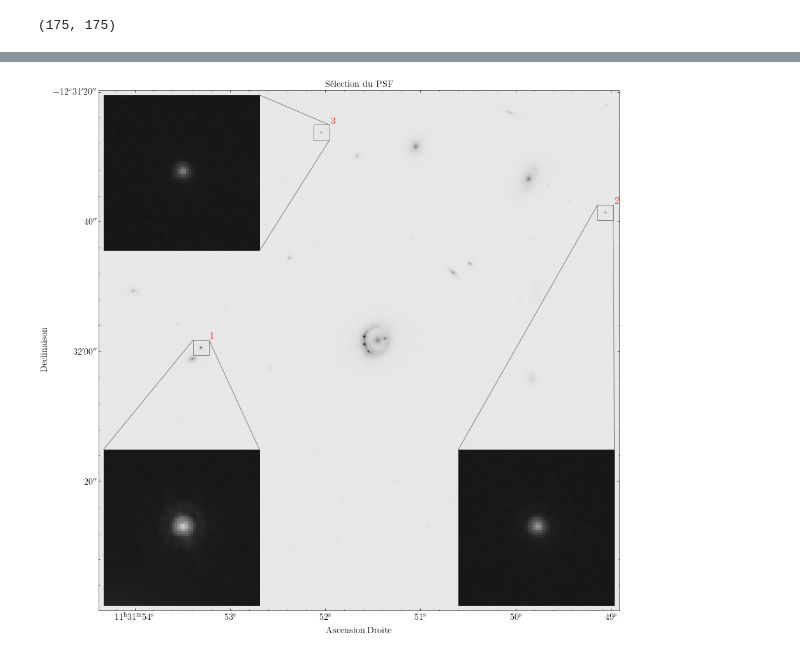
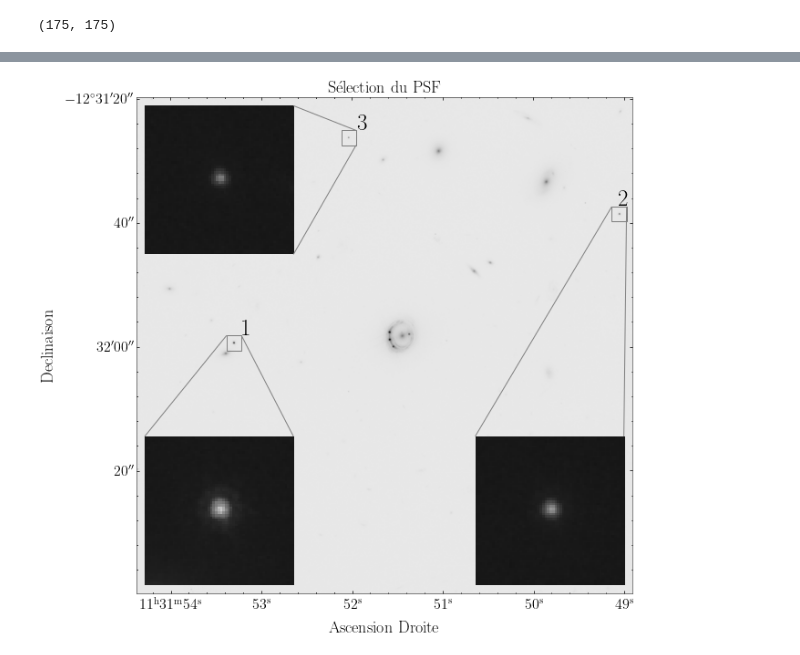
Before and after one commit to AlexandreAdam/rxj1131, a Jupyter notebook: notebooks/image_playground.ipynb, the cells around one changed output, grey strips where cells are left out. Drawn from its saved outputs; the diff is of its cells as text; code cells hidden in the pictures.

```diff
--- a/notebooks/image_playground.ipynb
+++ b/notebooks/image_playground.ipynb
@@ -20,14 +20,15 @@ from mpl_toolkits.axes_grid1.inset_locator import mark_inset
 import matplotlib.pylab as pylab
 import astropy.units as u
 
-params = {'legend.fontsize': 'x-large',
-#           'figure.figsize': (10, 10),
-         'axes.labelsize': 'x-large',
-         'axes.titlesize':'x-large',
-         'xtick.labelsize':'x-large',
-         'ytick.labelsize':'x-large'}
+plt.style.use("science")
+
+params = {'legend.fontsize': 18,
+          'figure.figsize': (10, 10),
+         'axes.labelsize': 18,
+         'axes.titlesize': 18,
+         'xtick.labelsize': 16,
+         'ytick.labelsize':16}
 pylab.rcParams.update(params)
-plt.style.use("science")
 
 # from reproject import reproject_interp
 
@@ -173,6 +212,6 @@ No.    Name      Ver    Type      Cards   Dimensions   Format
   0  PRIMARY       1 PrimaryHDU     863   ()
   1  SCI           1 ImageHDU        82   (7600, 6800)   float32
 # %%
-im2 = data2["SCI"].data
-data2["SCI"].header
+im2 = data2["SCI"].data * data2["PRIMARY"].header["EXPTIME"]
+data[0].header["EXPTIME"]
 # %% [output]
@@ -456,10 +540,10 @@ psf3 /= psf3.sum() # normalize
 # %%
-fig = plt.figure(figsize=(15, 15))
+fig = plt.figure(figsize=(10, 10))
 plt.subplot(projection=psf_cutout.wcs)
 plt.imshow(psf_cutout.data, norm=ImageNormalize(stretch=LogStretch()), cmap="gray_r")
-plt.annotate("1", positions[candidate1] + 35, color="red", fontsize=15)
-plt.annotate("   2", positions[candidate2] + 35, color="red", fontsize=15)
-plt.annotate("    3", positions[candidate3] + 35, color="red", fontsize=15)
+plt.annotate("1", positions[candidate1] + 35, color="k", fontsize=25)
+plt.annotate("2", positions[candidate2] + np.array([0, 35]), color="k", fontsize=25)
+plt.annotate("    3", positions[candidate3] + 35, color="k", fontsize=25)
 ax = plt.gca()
 
 ax = plt.gca()
@@ -480,32 +564,32 @@ mark_inset(ax, axins, loc1=1, loc2=2, fc="none", ec="0.5");
 
 axins2 = zoomed_inset_axes(ax, 10, loc=4) # zoom = 6
 axins2.imshow(psf_cutout.data, interpolation="nearest", extent=extent,
              origin="lower", cmap="gray", norm=ImageNormalize(stretch=LogStretch()))
 axins2.axis("off")
 x1 = positions[candidate2][0] - 30
 x2 = positions[candidate2][0] + 30
 y1 = positions[candidate2][1] - 30
 y2 = positions[candidate2][1] + 30
 axins2.set_xlim(x1, x2)
 axins2.set_ylim(y1, y2)
 mark_inset(ax, axins2, loc1=1, loc2=2, fc="none", ec="0.5");
 
 axins3 = zoomed_inset_axes(ax, 10, loc=2) # zoom = 6
 axins3.imshow(psf_cutout.data, interpolation="nearest", extent=extent,
              origin="lower", cmap="gray", norm=ImageNormalize(stretch=LogStretch()))
 axins3.axis("off")
 x1 = positions[candidate3][0] - 30
 x2 = positions[candidate3][0] + 30
 y1 = positions[candidate3][1] - 30
 y2 = positions[candidate3][1] + 30
 axins3.set_xlim(x1, x2)
 axins3.set_ylim(y1, y2)
 mark_inset(ax, axins3, loc1=1, loc2=4, fc="none", ec="0.5");
 
 ax.set_xlabel('Ascension Droite')
 ax.set_ylabel('Declinaison')
 ax.set_title("Sélection du PSF")
 # fig.suptitle("Sélection du PSF")
-plt.savefig("../latex/beamer_lens/figures/psf_cutout.png")
+plt.savefig("../figures/psf_cutout.png")
 # %% [output]
-[figure, old version]
+[figure, new version]
```
Also changed, not shown: parts of 29 cells of this notebook, 18 other files.
